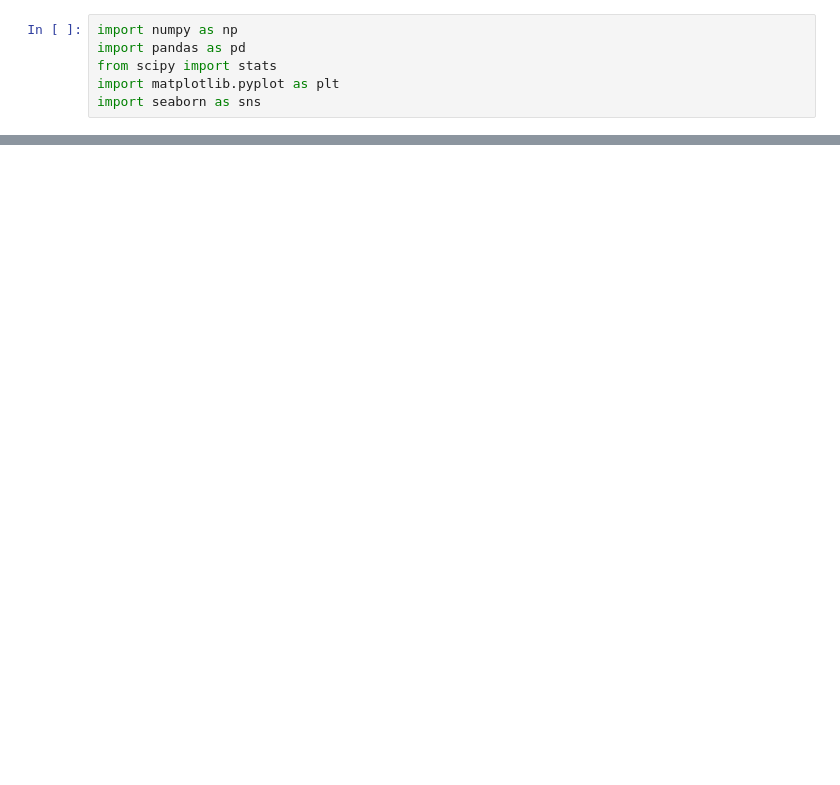
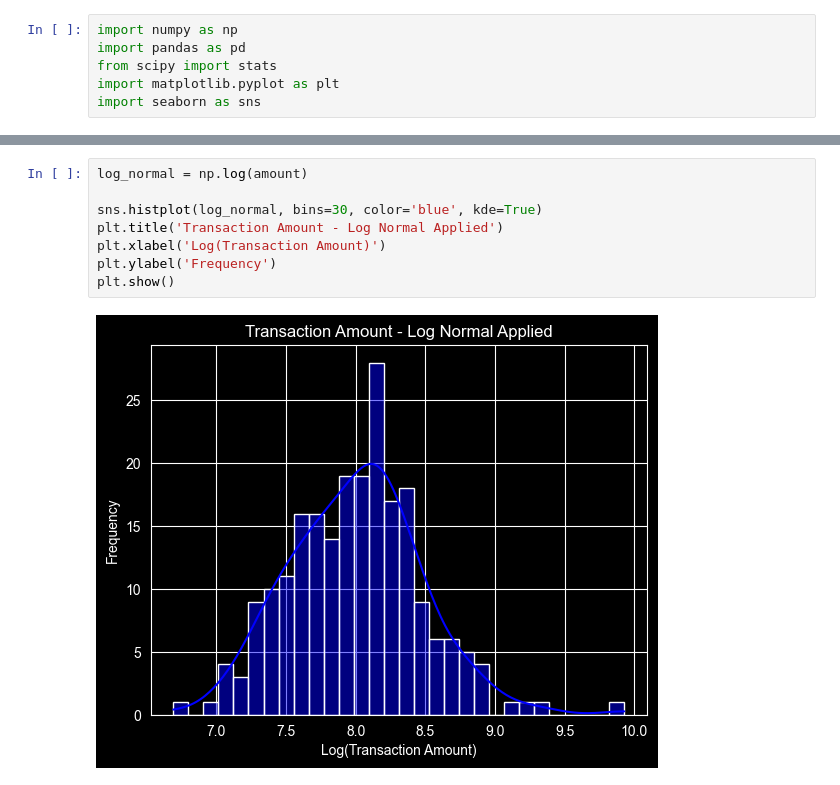
Before and after one commit to krish-desai-123/Mathematics-and-Advanced-Statistics, a Jupyter notebook: PR_4/spread_locator.ipynb, the cells around one changed output, grey strips where cells are left out. Drawn from its saved outputs; the diff is of its cells as text; blank space fills up the shorter version.

```diff
--- a/PR_4/spread_locator.ipynb
+++ b/PR_4/spread_locator.ipynb
@@ -19,0 +93,10 @@ stats.bernoulli
+# %%
+log_normal = np.log(amount)
+
+sns.histplot(log_normal, bins=30, color='blue', kde=True)
+plt.title('Transaction Amount - Log Normal Applied')
+plt.xlabel('Log(Transaction Amount)')
+plt.ylabel('Frequency')
+plt.show()
+# %% [output]
+[figure, added]
```
Also changed, not shown: parts of 12 cells of this notebook, 1 other file.
